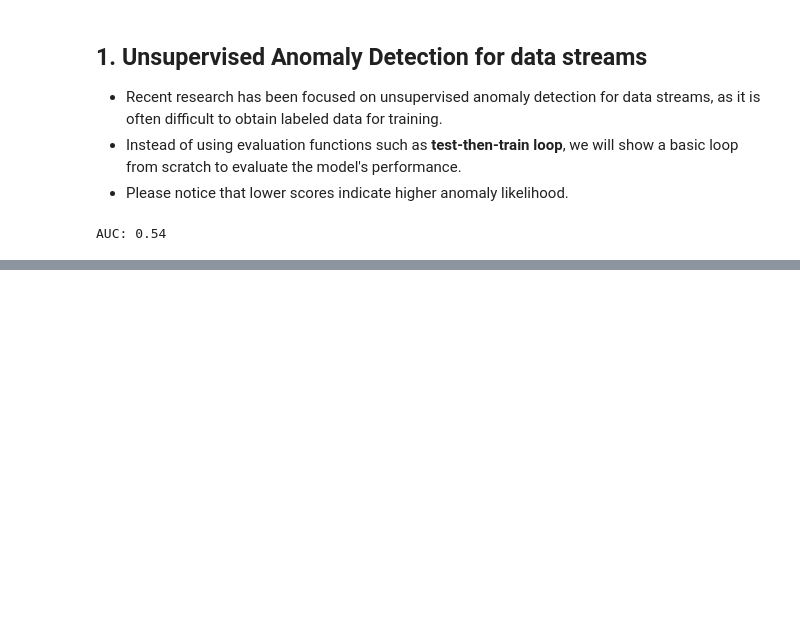
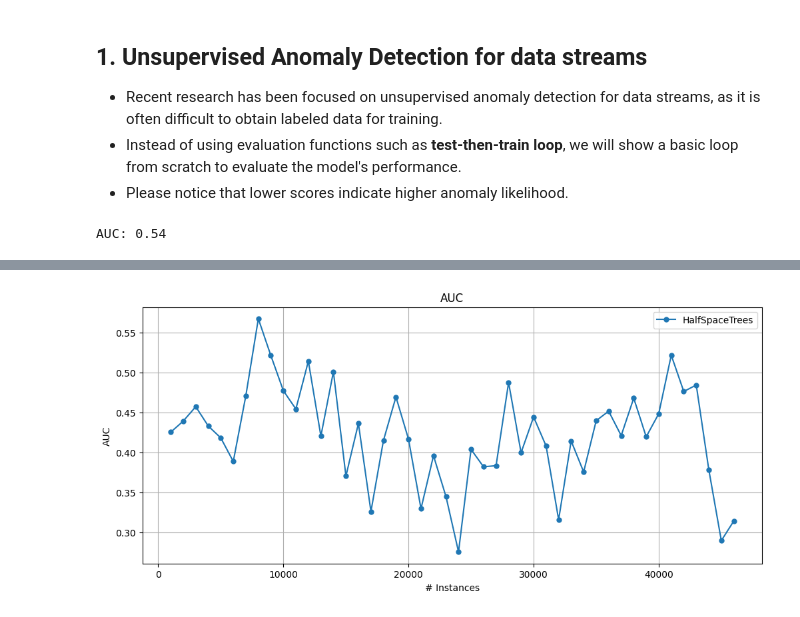
Before and after one commit to adaptive-machine-learning/CapyMOA, a Jupyter notebook: notebooks/anomaly_detection.ipynb, the cells around one changed output, grey strips where cells are left out. Saved outputs shown, nothing was run; the diff lists cells and outputs as text; code cells hidden in the pictures; blank space fills up the shorter version.

Commit message:
feat(Anomaly-Detection): add cumulative and prequential evaluation for anomaly

```diff
--- a/notebooks/anomaly_detection.ipynb
+++ b/notebooks/anomaly_detection.ipynb
@@ -34,0 +59,17 @@ AUC: 0.54
+# %%
+from capymoa.evaluation.visualization import plot_windowed_results
+from capymoa.datasets import Electricity
+from capymoa.anomaly import HalfSpaceTrees
+from capymoa.evaluation import prequential_evaluation_anomaly
+
+stream = Electricity()
+hst = HalfSpaceTrees(schema=stream.get_schema())
+
+
+results = prequential_evaluation_anomaly(stream=stream, learner=hst, window_size=1000)
+
+results['windowed'].metrics_per_window()
+
+plot_windowed_results(results, metric="AUC")
+# %% [output]
+[figure, added]
```
Also changed, not shown: parts of 5 cells of this notebook, 3 other files.
